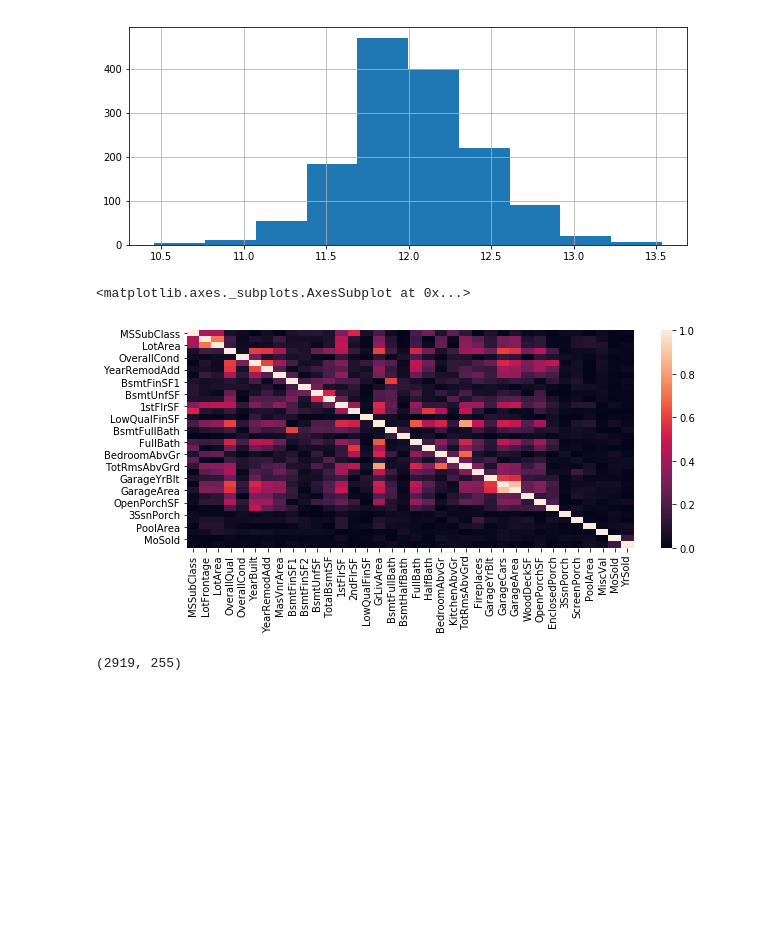
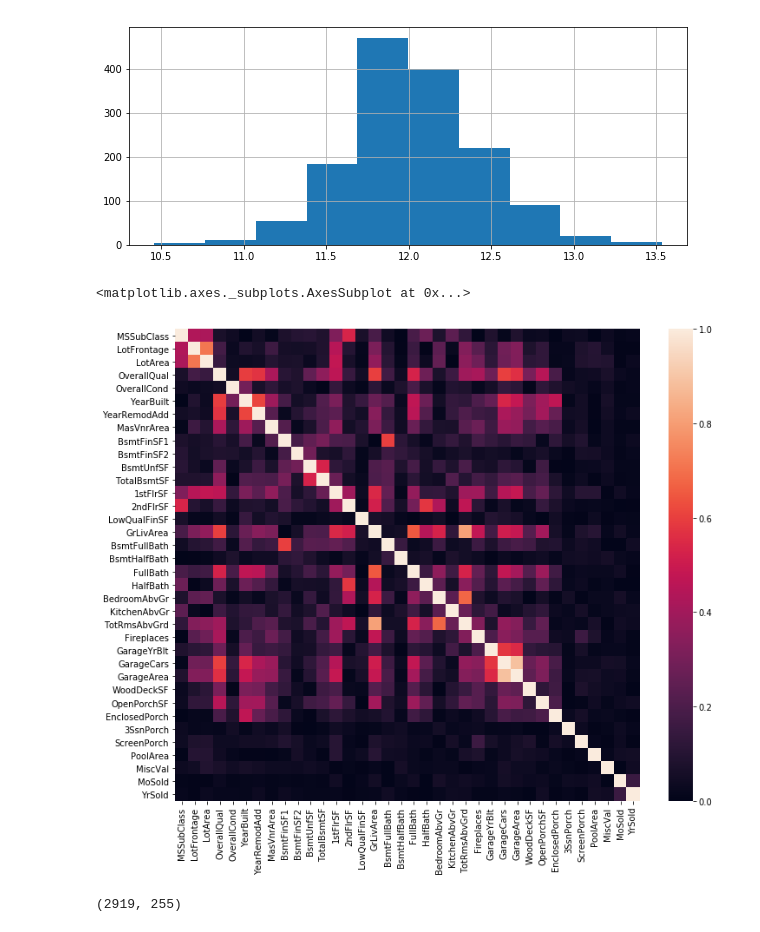
Before and after one commit to jtlqh/kaggle_house_Price_prediction, a Jupyter notebook: house_project_feature2.ipynb, the cells around one changed output. Cells and saved outputs as stored; diff of their text form; code cells hidden in the pictures; blank space fills up the shorter version.

```diff
--- a/house_project_feature2.ipynb
+++ b/house_project_feature2.ipynb
@@ -253,11 +225,8 @@ skew_features = numeric_df.apply(lambda x: skew(x)).sort_values(ascending=False)
 high_skew = skew_features[skew_features > 0.5]
 skew_index = high_skew.index
 
-#for i in skew_index:
-#    numeric_df[i] = boxcox1p(numeric_df[i], boxcox_normmax(numeric_df[i] + 1))
-#SalePrice = boxcox1p(train.SalePrice, boxcox_normmax(train.SalePrice + 1))
 
-numeric_df[skew_index] = numeric_df[skew_index].apply(lambda x: np.add(x,1), axis=0).apply(np.log, axis=0)
+numeric_df[skew_index] = numeric_df[skew_index].apply(lambda x: np.log1p(x), axis=0)
 
 
 SalePrice=np.log(train.SalePrice)
@@ -328,9 +291,10 @@ SalePrice.hist()
 [figure]
 # %%
 #numeric_df.drop(columns=col_to_drop,inplace=True)
+plt.rcParams['figure.figsize']= [12.0, 10.0]
 num_cor = numeric_df.corr().apply(abs)
 sns.heatmap(num_cor)
 # %% [output]
 <matplotlib.axes._subplots.AxesSubplot at 0x...>
-[figure, old version]
+[figure, new version]
 # %%
```
Also changed, not shown: parts of 30 cells of this notebook, 2 other files.
